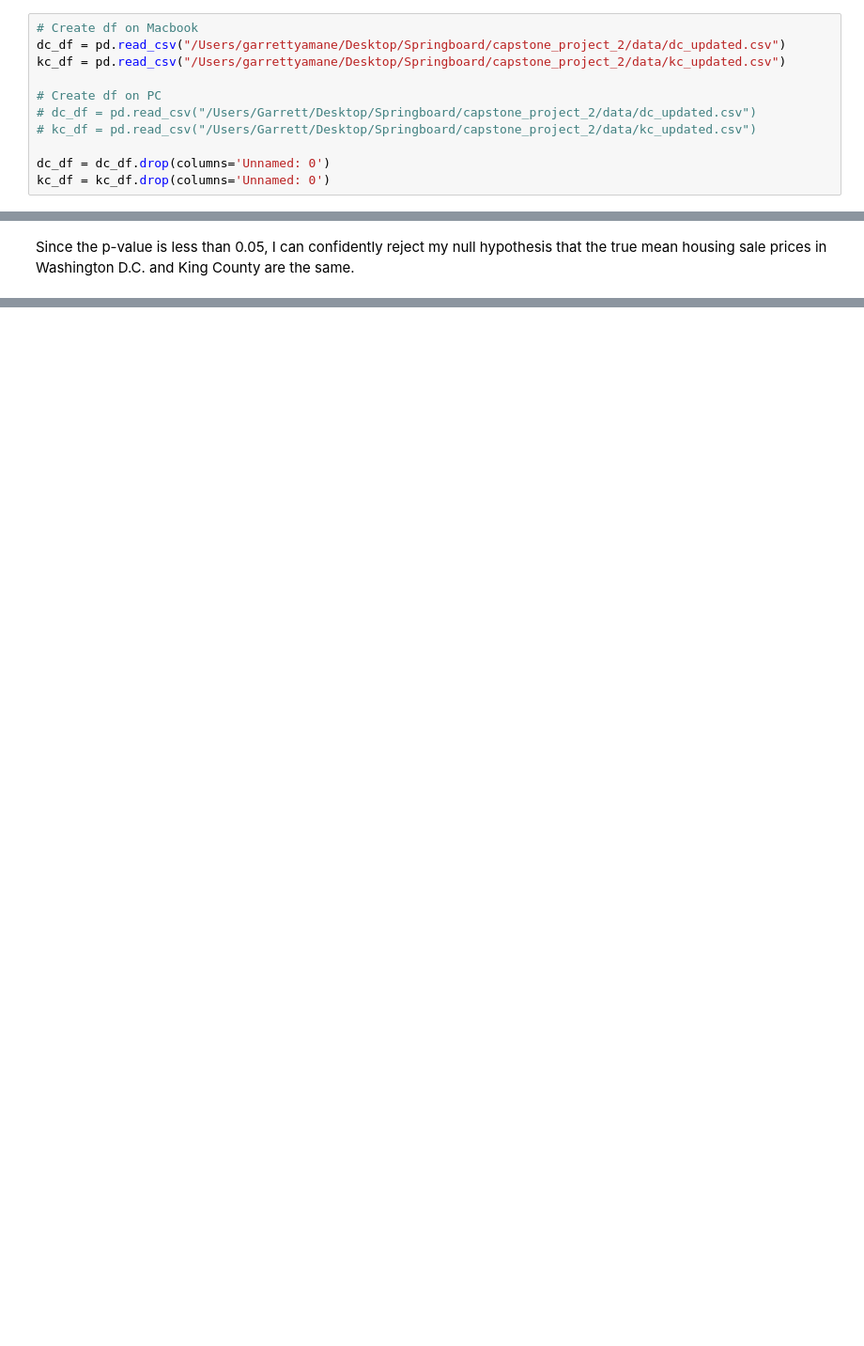
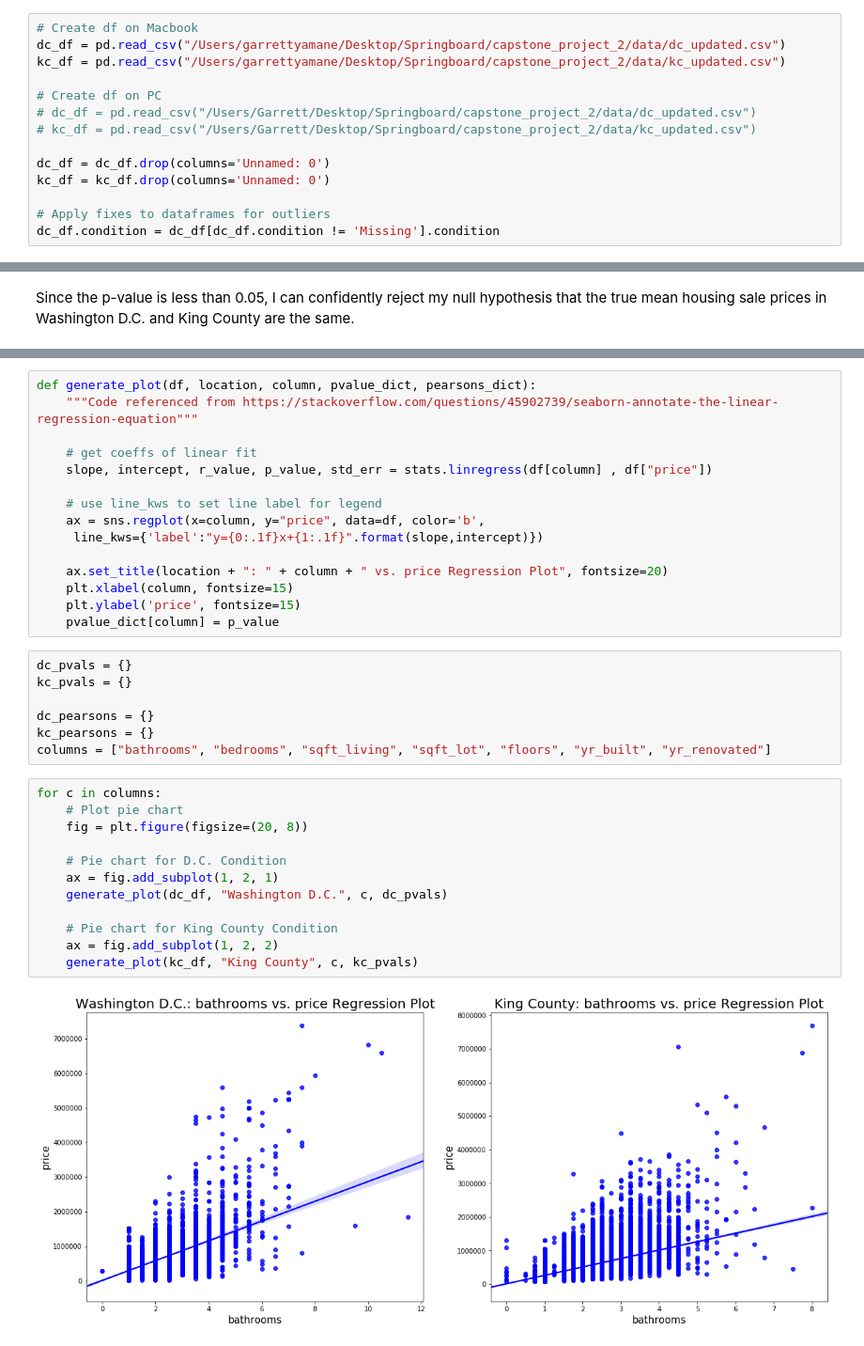
Before and after one commit to gyamane/Springboard, a Jupyter notebook: capstone_project_2/statistical_data_analysis.ipynb, the cells around one changed output, grey strips where cells are left out. Shown at 94% size. Drawn from its saved outputs; the diff is of its cells as text; blank space fills up the shorter version.

```diff
--- a/capstone_project_2/statistical_data_analysis.ipynb
+++ b/capstone_project_2/statistical_data_analysis.ipynb
@@ -21,6 +21,9 @@ kc_df = pd.read_csv("/Users/garrettyamane/Desktop/Springboard/capstone_project_2
 
 dc_df = dc_df.drop(columns='Unnamed: 0')
 kc_df = kc_df.drop(columns='Unnamed: 0')
+
+# Apply fixes to dataframes for outliers
+dc_df.condition = dc_df[dc_df.condition != 'Missing'].condition
 # %% [markdown]
 # Average Housing Price: Is there a statistical significance between the average housing sale price between Washington D.C. and King County?
 # %% [markdown]
@@ -116,0 +128,36 @@ Since the p-value is less than 0.05, I can confidently reject my null hypothesis
+# %%
+def generate_plot(df, location, column, pvalue_dict, pearsons_dict):
+    """Code referenced from https://stackoverflow.com/questions/45902739/seaborn-annotate-the-linear-regression-equation"""
+
+    # get coeffs of linear fit
+    slope, intercept, r_value, p_value, std_err = stats.linregress(df[column] , df["price"])
+
+    # use line_kws to set line label for legend
+    ax = sns.regplot(x=column, y="price", data=df, color='b',
+     line_kws={'label':"y={0:.1f}x+{1:.1f}".format(slope,intercept)})
+
+    ax.set_title(location + ": " + column + " vs. price Regression Plot", fontsize=20)
+    plt.xlabel(column, fontsize=15)
+    plt.ylabel('price', fontsize=15)
+    pvalue_dict[column] = p_value
+# %%
+dc_pvals = {}
+kc_pvals = {}
+
+dc_pearsons = {}
+kc_pearsons = {}
+columns = ["bathrooms", "bedrooms", "sqft_living", "sqft_lot", "floors", "yr_built", "yr_renovated"]
+# %%
+for c in columns:
+    # Plot pie chart
+    fig = plt.figure(figsize=(20, 8))
+
+    # Pie chart for D.C. Condition
+    ax = fig.add_subplot(1, 2, 1)
+    generate_plot(dc_df, "Washington D.C.", c, dc_pvals)
+
+    # Pie chart for King County Condition
+    ax = fig.add_subplot(1, 2, 2)
+    generate_plot(kc_df, "King County", c, kc_pvals)
+# %% [output]
+[figure, added]
```
Also changed, not shown: parts of 10 cells of this notebook, 3 other files.
